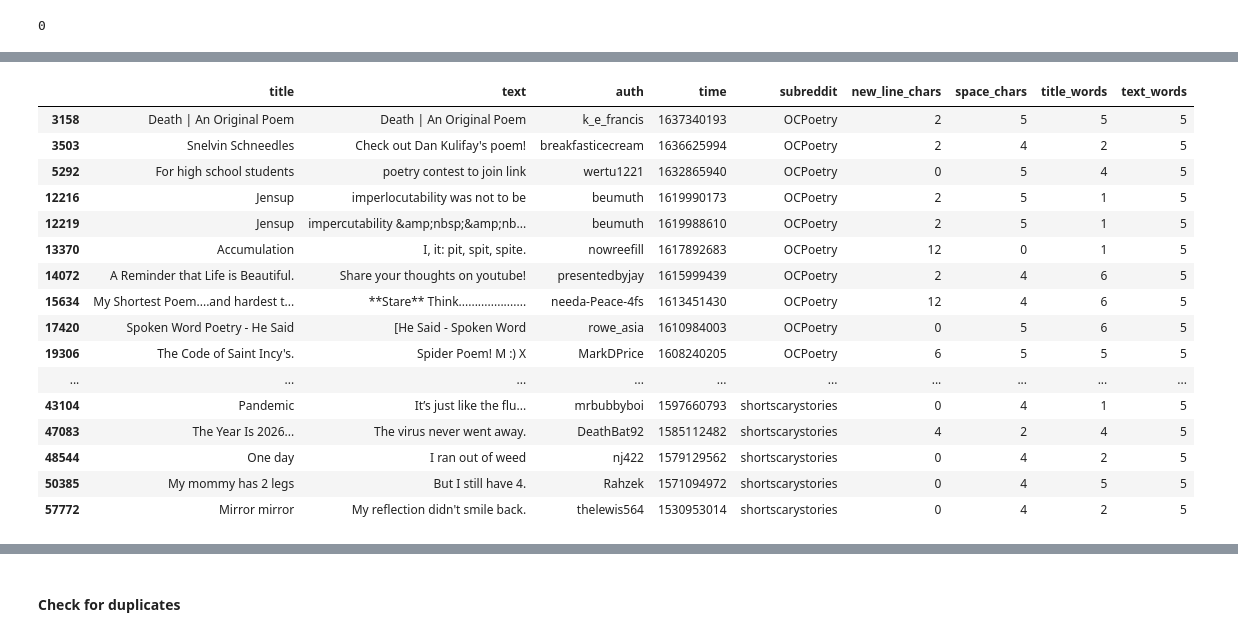
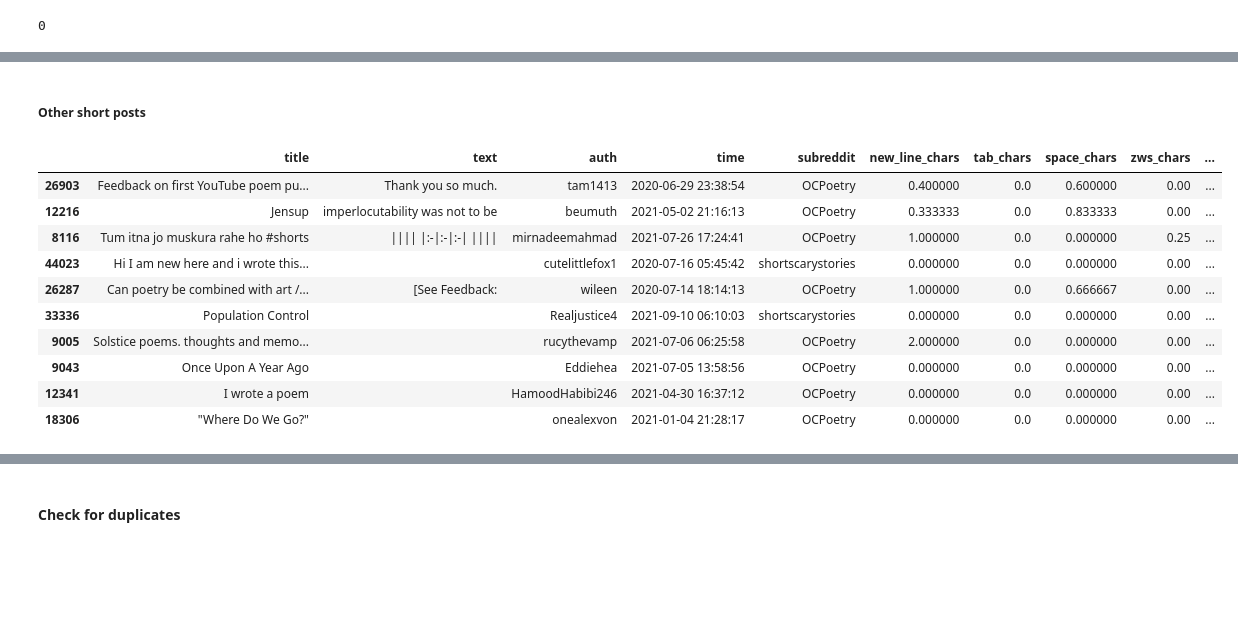
Before and after one commit to stevenlw-porpoise/Reddit-NLP-Classifier, a Jupyter notebook: EDA.ipynb, the cells around one changed output, grey strips where cells are left out. Drawn from its saved outputs; the diff is of its cells as text; code cells hidden in the pictures; blank space fills up the shorter version.

Commit message:
Added Feature engineering, additional data cleaning (white space), eda plots

```diff
--- a/EDA.ipynb
+++ b/EDA.ipynb
@@ -170,0 +194,2 @@ df['text'].str.count('https').sum() # check scrubbing
+# %%
+df['time'] = pd.to_datetime(df['time'], unit = 's')
@@ -225,0 +221,2 @@ df.sort_values(by = 'text_words', ascending=False)
+# %%
+df['word_count'] = df['title_words'] + df['text_words']
@@ -225,0 +225,2 @@ df.sort_values(by = 'text_words', ascending=False)
+# %%
+df.loc[:, 'new_line_chars':'zws_chars'] = df.loc[:, 'new_line_chars':'zws_chars'].div(df['text_words'] + 1, axis = 0).fillna(0)
@@ -242,20 +263,18 @@ df.query('text_words == 1')
+# %%
+df.query('text != "[deleted]"', inplace = True)
+# %% [markdown]
+##### Other short posts
 # %%
-df.query('text_words == 5')
+df.query('text_words <= 5').sample(10)
 # %% [output]
-|  | title | text | auth | time | subreddit | new_line_chars | space_chars | title_words | text_words |
-| 3158 | Death | An Original Poem | Death | An Original Poem | k_e_francis | 1637340193 | OCPoetry | 2 | 5 | 5 | 5 |
-| 3503 | Snelvin Schneedles | Check out Dan Kulifay's poem! | breakfasticecream | 1636625994 | OCPoetry | 2 | 4 | 2 | 5 |
-| 5292 | For high school students | poetry contest to join link | wertu1221 | 1632865940 | OCPoetry | 0 | 5 | 4 | 5 |
-| 12216 | Jensup | imperlocutability was not to be | beumuth | 1619990173 | OCPoetry | 2 | 5 | 1 | 5 |
-| 12219 | Jensup | impercutability &amp;nbsp;&amp;nb... | beumuth | 1619988610 | OCPoetry | 2 | 5 | 1 | 5 |
-| 13370 | Accumulation | I, it: pit, spit, spite. | nowreefill | 1617892683 | OCPoetry | 12 | 0 | 1 | 5 |
-| 14072 | A Reminder that Life is Beautiful. | Share your thoughts on youtube! | presentedbyjay | 1615999439 | OCPoetry | 2 | 4 | 6 | 5 |
-| 15634 | My Shortest Poem....and hardest t... | **Stare** Think..................... | needa-Peace-4fs | 1613451430 | OCPoetry | 12 | 4 | 6 | 5 |
-| 17420 | Spoken Word Poetry - He Said | [He Said - Spoken Word | rowe_asia | 1610984003 | OCPoetry | 0 | 5 | 6 | 5 |
-| 19306 | The Code of Saint Incy's. | Spider Poem! M :) X | MarkDPrice | 1608240205 | OCPoetry | 6 | 5 | 5 | 5 |
-| ... | ... | ... | ... | ... | ... | ... | ... | ... | ... |
-| 43104 | Pandemic | It’s just like the flu... | mrbubbyboi | 1597660793 | shortscarystories | 0 | 4 | 1 | 5 |
-| 47083 | The Year Is 2026... | The virus never went away. | DeathBat92 | 1585112482 | shortscarystories | 4 | 2 | 4 | 5 |
-| 48544 | One day | I ran out of weed | nj422 | 1579129562 | shortscarystories | 0 | 4 | 2 | 5 |
-| 50385 | My mommy has 2 legs | But I still have 4. | Rahzek | 1571094972 | shortscarystories | 0 | 4 | 5 | 5 |
-| 57772 | Mirror mirror | My reflection didn't smile back. | thelewis564 | 1530953014 | shortscarystories | 0 | 4 | 2 | 5 |
+|  | title | text | auth | time | subreddit | new_line_chars | tab_chars | space_chars | zws_chars | ... |
+| 26903 | Feedback on first YouTube poem pu... | Thank you so much. | tam1413 | 2020-06-29 23:38:54 | OCPoetry | 0.400000 | 0.0 | 0.600000 | 0.00 | ... |
+| 12216 | Jensup | imperlocutability was not to be | beumuth | 2021-05-02 21:16:13 | OCPoetry | 0.333333 | 0.0 | 0.833333 | 0.00 | ... |
+| 8116 | Tum itna jo muskura rahe ho #shorts | |||| |:-|:-|:-| |||| | mirnadeemahmad | 2021-07-26 17:24:41 | OCPoetry | 1.000000 | 0.0 | 0.000000 | 0.25 | ... |
+| 44023 | Hi I am new here and i wrote this... |  | cutelittlefox1 | 2020-07-16 05:45:42 | shortscarystories | 0.000000 | 0.0 | 0.000000 | 0.00 | ... |
+| 26287 | Can poetry be combined with art /... | [See Feedback: | wileen | 2020-07-14 18:14:13 | OCPoetry | 1.000000 | 0.0 | 0.666667 | 0.00 | ... |
+| 33336 | Population Control |  | Realjustice4 | 2021-09-10 06:10:03 | shortscarystories | 0.000000 | 0.0 | 0.000000 | 0.00 | ... |
+| 9005 | Solstice poems. thoughts and memo... |  | rucythevamp | 2021-07-06 06:25:58 | OCPoetry | 2.000000 | 0.0 | 0.000000 | 0.00 | ... |
+| 9043 | Once Upon A Year Ago |  | Eddiehea | 2021-07-05 13:58:56 | OCPoetry | 0.000000 | 0.0 | 0.000000 | 0.00 | ... |
+| 12341 | I wrote a poem |  | HamoodHabibi246 | 2021-04-30 16:37:12 | OCPoetry | 0.000000 | 0.0 | 0.000000 | 0.00 | ... |
+| 18306 | "Where Do We Go?" |  | onealexvon | 2021-01-04 21:28:17 | OCPoetry | 0.000000 | 0.0 | 0.000000 | 0.00 | ... |
```
Also changed, not shown: parts of 106 cells of this notebook.
